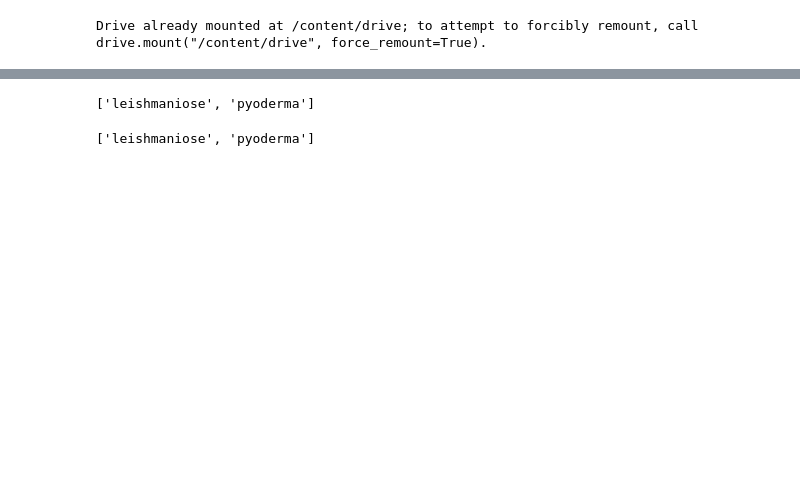
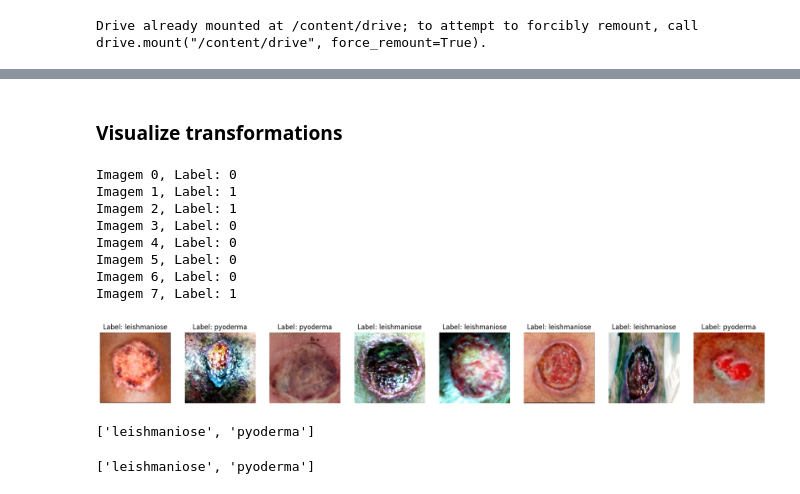
Before and after one commit to Eric-Oliveira-ds/leishticIA, a Jupyter notebook: AlexNet_classifier.ipynb, the cells around one changed output, grey strips where cells are left out. Drawn from its saved outputs; the diff is of its cells as text; code cells hidden in the pictures; blank space fills up the shorter version.

```diff
--- a/AlexNet_classifier.ipynb
+++ b/AlexNet_classifier.ipynb
@@ -19,3 +53,12 @@ import matplotlib.pyplot as plt
+# %%
+# Função para desnormalizar as imagens e converter para formato exibível
+def imshow(img):
+    img = img.numpy().transpose((1, 2, 0))  # Converte para formato HWC
+    mean = np.array([0.485, 0.456, 0.406])
+    std = np.array([0.229, 0.224, 0.225])
+    img = std * img + mean  # Desnormaliza
+    img = np.clip(img, 0, 1)  # Limita os valores entre 0 e 1 para exibição
+    plt.imshow(img)
 # %%
 # Definir as transformações para o dataset
 data_transforms = {
@@ -38,3 +86,5 @@ test_dataset = datasets.ImageFolder(root='/content/drive/MyDrive/dataset_classif
 
 train_loader = DataLoader(train_dataset, batch_size=8, shuffle=True)
 test_loader = DataLoader(test_dataset, batch_size=8, shuffle=False)
+# %% [markdown]
+### Visualize transformations
@@ -41,3 +95,26 @@ test_loader = DataLoader(test_dataset, batch_size=8, shuffle=False)
+# %%
+# Exibir as imagens com transformações
+fig, axes = plt.subplots(1, len(images), figsize=(22, 10))
+for i, img in enumerate(images):
+    label_value = labels[i].item()
+    print(f'Imagem {i}, Label: {label_value}')  # Mostra o valor do rótulo
+    ax = axes[i]
+    ax.set_title(f"Label: {'leishmaniose' if label_value == 0 else 'pyoderma'}")
+    ax.axis('off')
+    plt.sca(ax)
+    imshow(img)
+
+plt.show()
+# %% [output]
+Imagem 0, Label: 0
+Imagem 1, Label: 1
+Imagem 2, Label: 1
+Imagem 3, Label: 0
+Imagem 4, Label: 0
+Imagem 5, Label: 0
+Imagem 6, Label: 0
+Imagem 7, Label: 1
+[figure, added]
 # %%
 train_loader.dataset.classes
 # %% [output]
```
Also changed, not shown: parts of 17 cells of this notebook.
